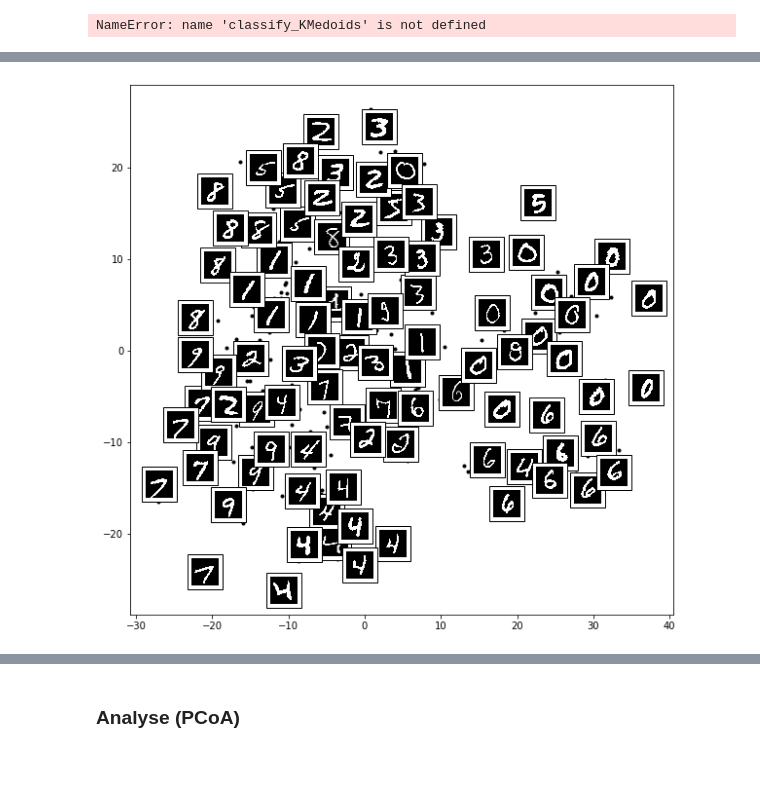
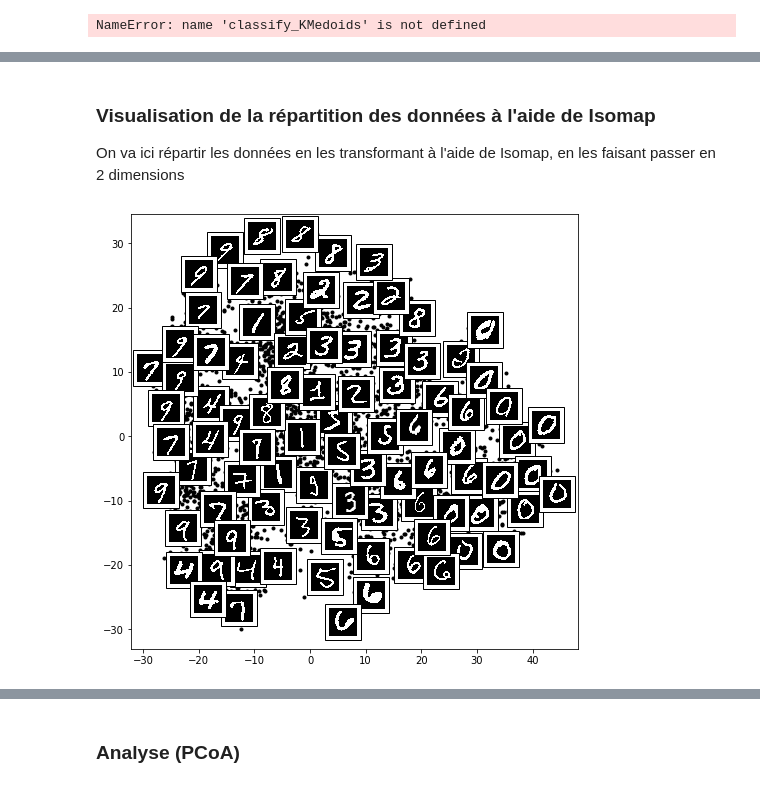
Before and after one commit to the-zucc/IFT3700-TP1, a Jupyter notebook: Travail1.ipynb, the cells around one changed output, grey strips where cells are left out. Cells and saved outputs as stored; diff of their text form; code cells hidden in the pictures.

```diff
--- a/Travail1.ipynb
+++ b/Travail1.ipynb
@@ -463,30 +466,33 @@ print(f"Précision de la classification en utilisant le K optimal pour la distan
+# %% [markdown]
+### Visualisation de la répartition des données à l'aide de Isomap
+On va ici répartir les données en les transformant à l'aide de Isomap, en les faisant passer en 2 dimensions
 # %%
 from matplotlib import offsetbox
 from sklearn.manifold import Isomap
 
 
 
-def plot_components(data, model, images=None, ax=None, thumb_frac=0.05, cmap='gray'):
+def plot_components(data, model, images=None, ax=None, thumb_frac=0.07, cmap='gray'):
     ax = ax or plt.gca()
     proj = model.fit_transform(data)
     ax.plot(proj[:, 0], proj[:, 1], '.k')
     if images is not None:
         min_dist_2 = (thumb_frac * max(proj.max(0) - proj.min(0))) ** 2
         shown_images = np.array([2 * proj.max(0)])
         for i in range(data.shape[0]):
             dist = np.sum((proj[i] - shown_images) ** 2, 1)
             if np.min(dist) < min_dist_2:
                 # don't show points that are too close
                 continue
 
             shown_images = np.vstack([shown_images, proj[i]])
             imagebox = offsetbox.AnnotationBbox(
                 offsetbox.OffsetImage(images[i], cmap=cmap),
                                                   proj[i])
             ax.add_artist(imagebox)
 
 reshaped_X = np.array([X_train[i].reshape(28,28) for i in range(len(X_train))])
-fig, ax = plt.subplots(figsize=(10, 10))
-plot_components(X_train[:300],model=Isomap(n_components=2),images=reshaped_X[:, :, :])
+fig, ax = plt.subplots(figsize=(8, 8))
+plot_components(X_train[:3000],model=Isomap(n_components=2),images=reshaped_X[:, :, :])
 # %% [output]
-[figure, old version]
+[figure, new version]
```
Also changed, not shown: parts of 9 cells of this notebook.
